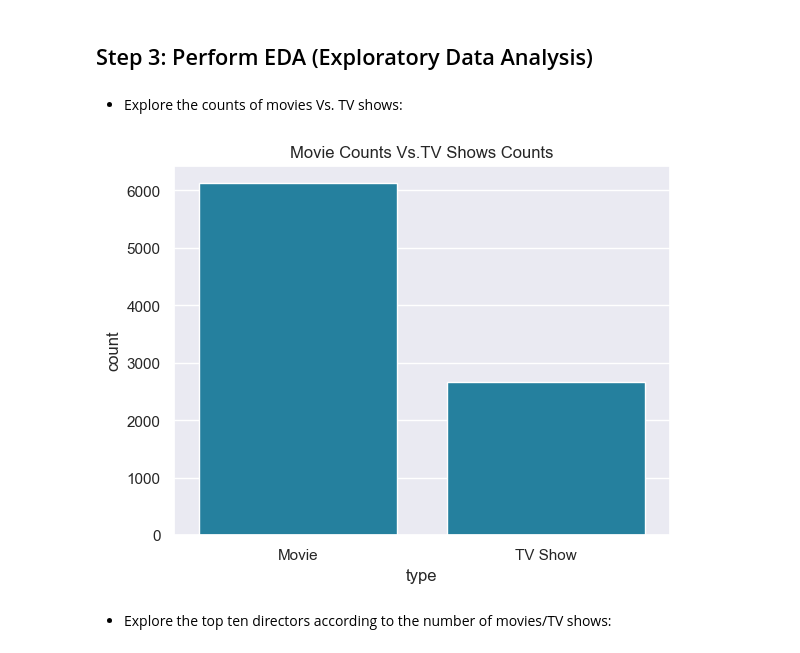
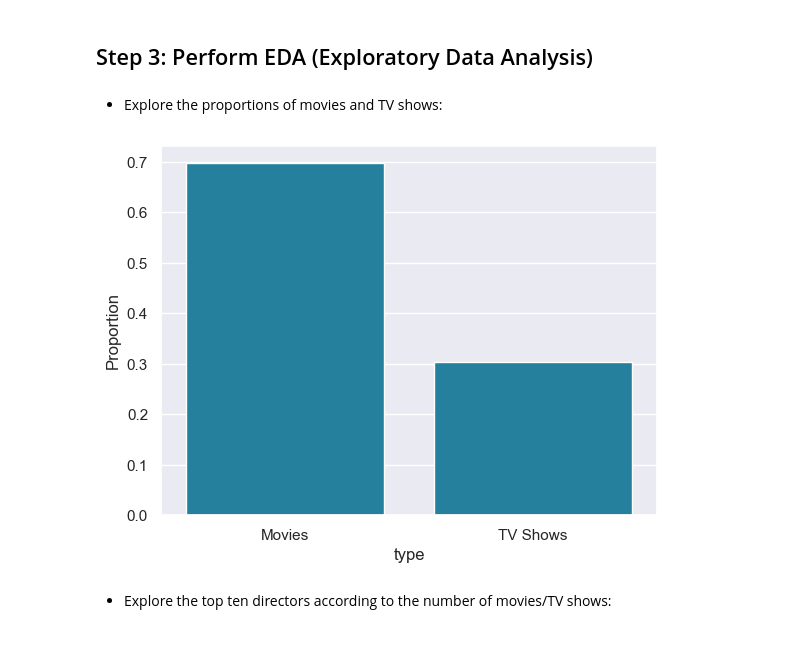
Before and after one commit to mohebmaher/GDSC-Core-Team-Training, a Jupyter notebook: Assignment-03/netflix_data_leaning_analysis_and_viz.ipynb, the cells around one changed output. Drawn from its saved outputs; the diff is of its cells as text; code cells hidden in the pictures.

```diff
--- a/Assignment-03/netflix_data_leaning_analysis_and_viz.ipynb
+++ b/Assignment-03/netflix_data_leaning_analysis_and_viz.ipynb
@@ -213,12 +214,30 @@ netflix.describe(datetime_is_numeric=True).T
 # %% [markdown]
 ## Step 3: Perform EDA (Exploratory Data Analysis)
 # %% [markdown]
-- Explore the counts of movies Vs. TV shows:
+- Explore the proportions of movies and TV shows:
-# %%
-ax = sns.countplot(data=netflix, x="type", color=blue)
-ax.set_title("Movie Counts Vs.TV Shows Counts");
-# %% [output]
-[figure, removed]
+# %%
+# Define a function to replace tick numbers with proportions:
+def normalize_ticks(data, col, step=0.1):
+
+    """replace tick numbers with proportions."""
+
+    max_prop = data[col].value_counts(normalize=True)[0]
+
+    new_ticks = np.arange(0, max_prop + step, step)
+    new_tick_pos = new_ticks * len(data)
+    new_tick_labels = [str(t)[:3] for t in new_ticks]
+
+    return new_tick_pos, new_tick_labels
+# %%
+pos, labs = normalize_ticks(data=netflix, col='type')
+# %%
+ax = sns.countplot(data=netflix, x='type', color=blue)
+ax.set_xticklabels(labels=['Movies', 'TV Shows'])
+ax.set_ylabel('Proportion')
+ax.set_yticks(pos)
+ax.set_yticklabels(labs);
+# %% [output]
+[figure, added]
 # %% [markdown]
 - Explore the top ten directors according to the number of movies/TV shows:
 # %%
```
Also changed, not shown: parts of 3 cells of this notebook.
